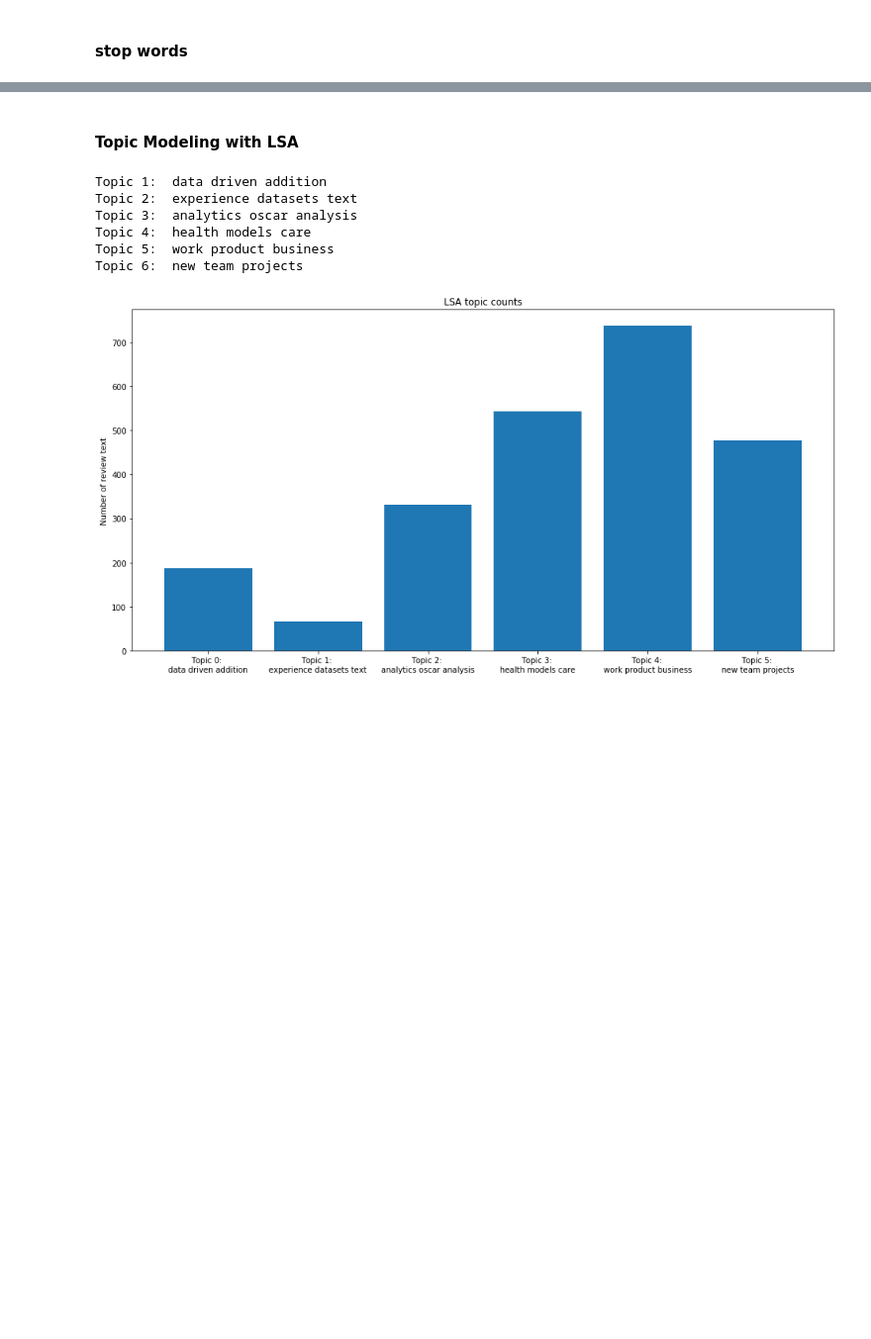
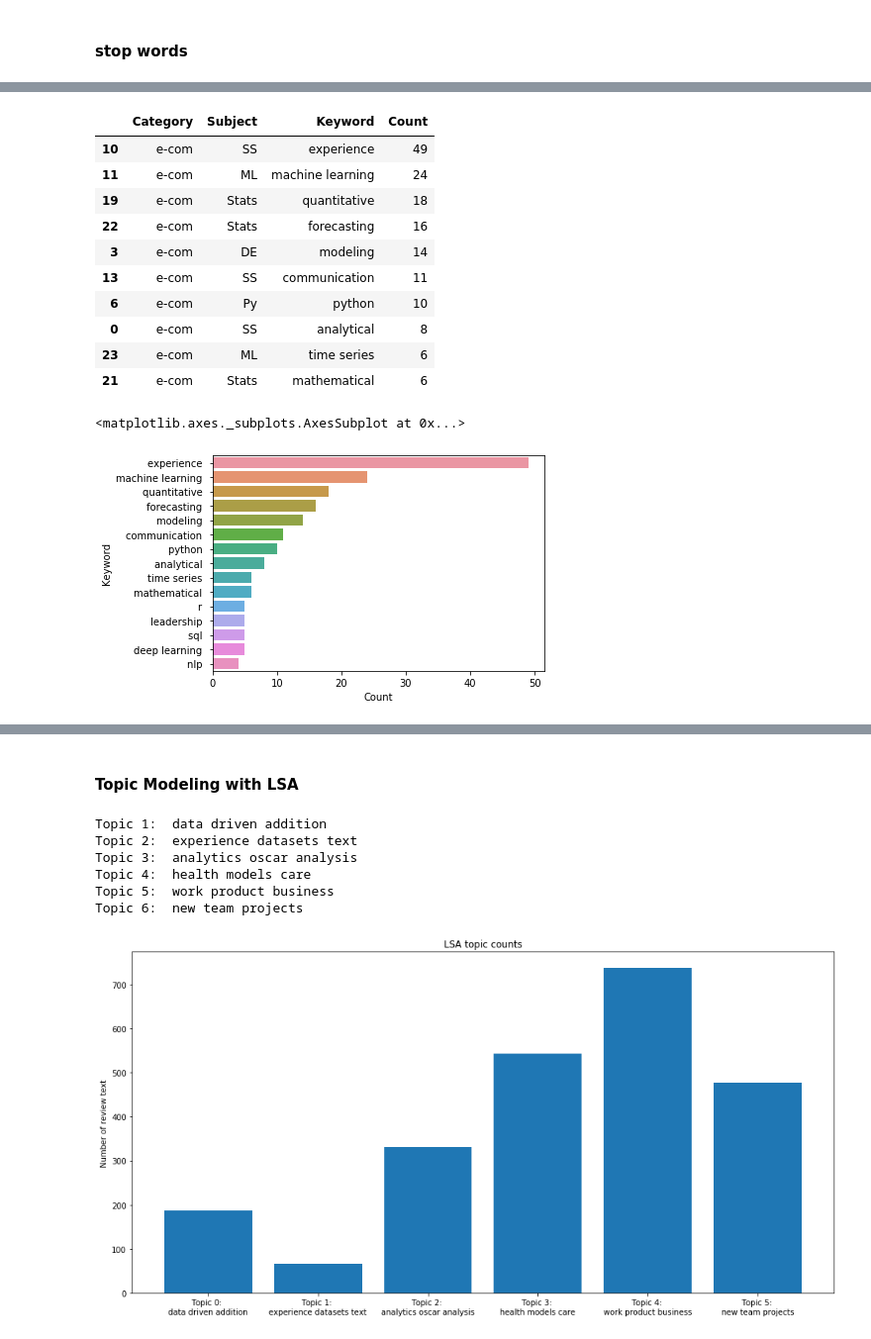
Before and after one commit to cyuancheng/Machine_Learning_Practice, a Jupyter notebook: JobDescriptionScreen.ipynb, the cells around one changed output, grey strips where cells are left out. Shown: that part at 99% size. Saved outputs shown, nothing was run; the diff lists cells and outputs as text; code cells hidden in the pictures; blank space fills up the shorter version.

```diff
--- a/JobDescriptionScreen.ipynb
+++ b/JobDescriptionScreen.ipynb
@@ -290,0 +351,19 @@ words_ss = [nlp(text) for text in df_kw['soft skills'].dropna(axis=0)]
+# %%
+df_match_ecom = match_kw(df_jd_clean, column_name='e-com')
+display(df_match_ecom.head(10))
+
+sns.barplot(x="Count", y="Keyword", data=df_match_ecom.head(15))
+# %% [output]
+|  | Category | Subject | Keyword | Count |
+| 10 | e-com | SS | experience | 49 |
+| 11 | e-com | ML | machine learning | 24 |
+| 19 | e-com | Stats | quantitative | 18 |
+| 22 | e-com | Stats | forecasting | 16 |
+| 3 | e-com | DE | modeling | 14 |
+| 13 | e-com | SS | communication | 11 |
+| 6 | e-com | Py | python | 10 |
+| 0 | e-com | SS | analytical | 8 |
+| 23 | e-com | ML | time series | 6 |
+| 21 | e-com | Stats | mathematical | 6 |
+<matplotlib.axes._subplots.AxesSubplot at 0x...>
+[figure, added]
```
Also changed, not shown: parts of 42 cells of this notebook.
